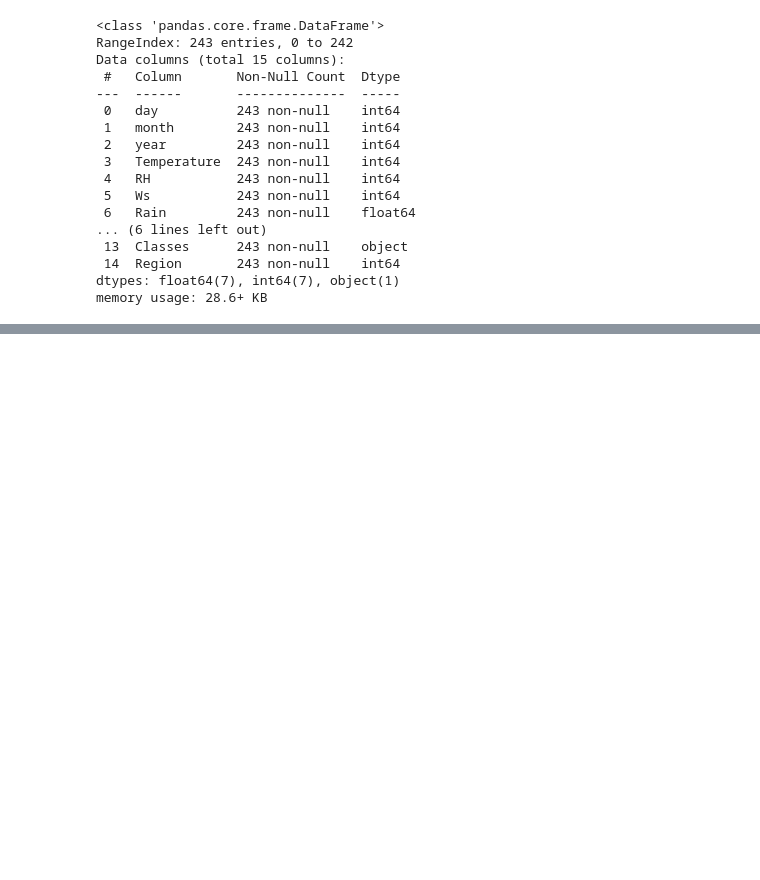
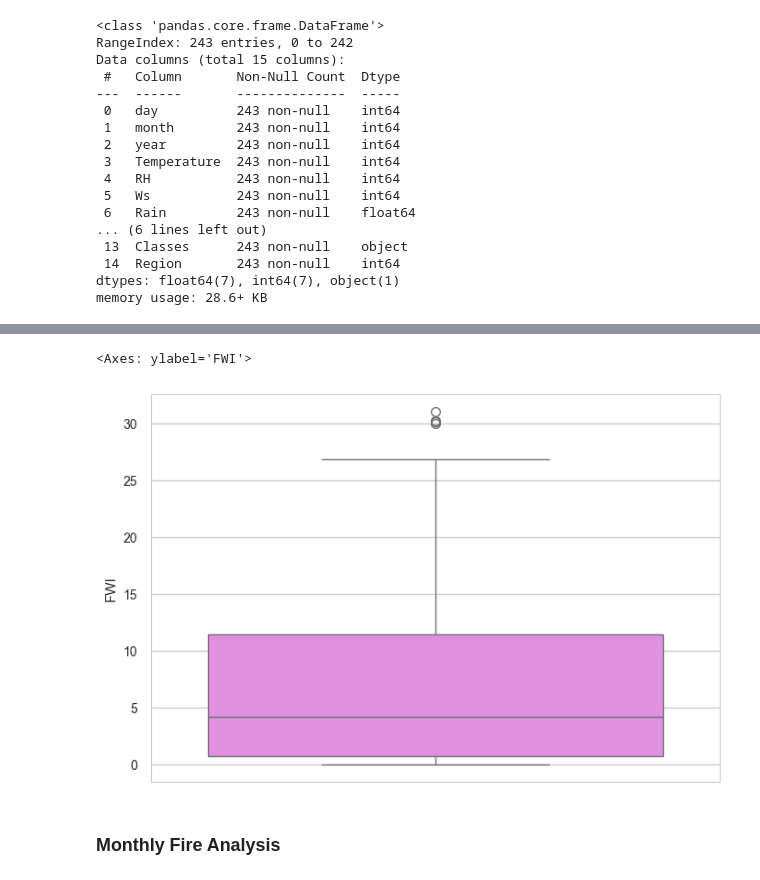
Before and after one commit to SahanaKmurthy/Data_Science_Projects, a Jupyter notebook: Supervised Learning/Ridge_LASSO_ElasticNet_Regression.ipynb, the cells around one changed output, grey strips where cells are left out. Saved outputs shown, nothing was run; the diff lists cells and outputs as text; code cells hidden in the pictures; blank space fills up the shorter version.

```diff
--- a/Supervised Learning/Ridge_LASSO_ElasticNet_Regression.ipynb
+++ b/Supervised Learning/Ridge_LASSO_ElasticNet_Regression.ipynb
@@ -289,0 +390,8 @@ memory usage: 28.6+ KB
+# %%
+## Box plots
+sns.boxplot(df_copy['FWI'], color= 'violet')
+# %% [output]
+<Axes: ylabel='FWI'>
+[figure, added]
+# %% [markdown]
+### Monthly Fire Analysis
```
Also changed, not shown: parts of 70 cells of this notebook, 1 other file.
